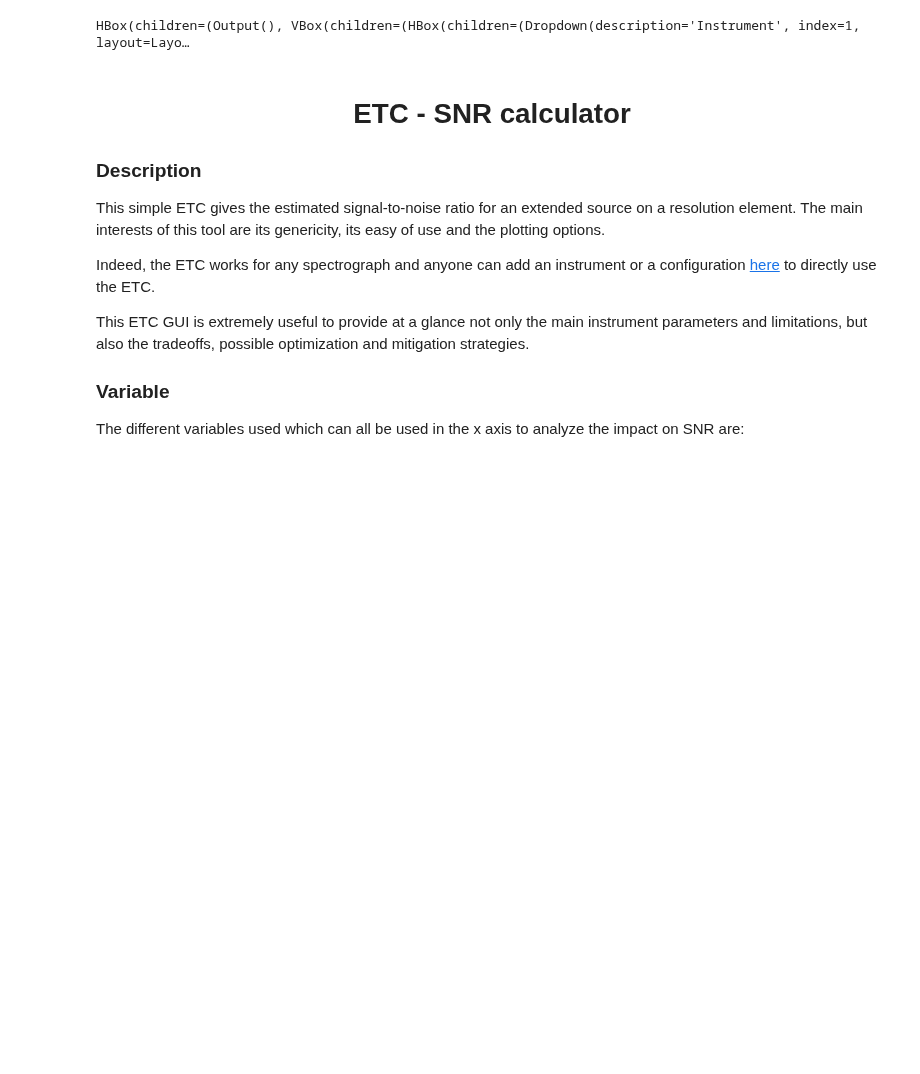
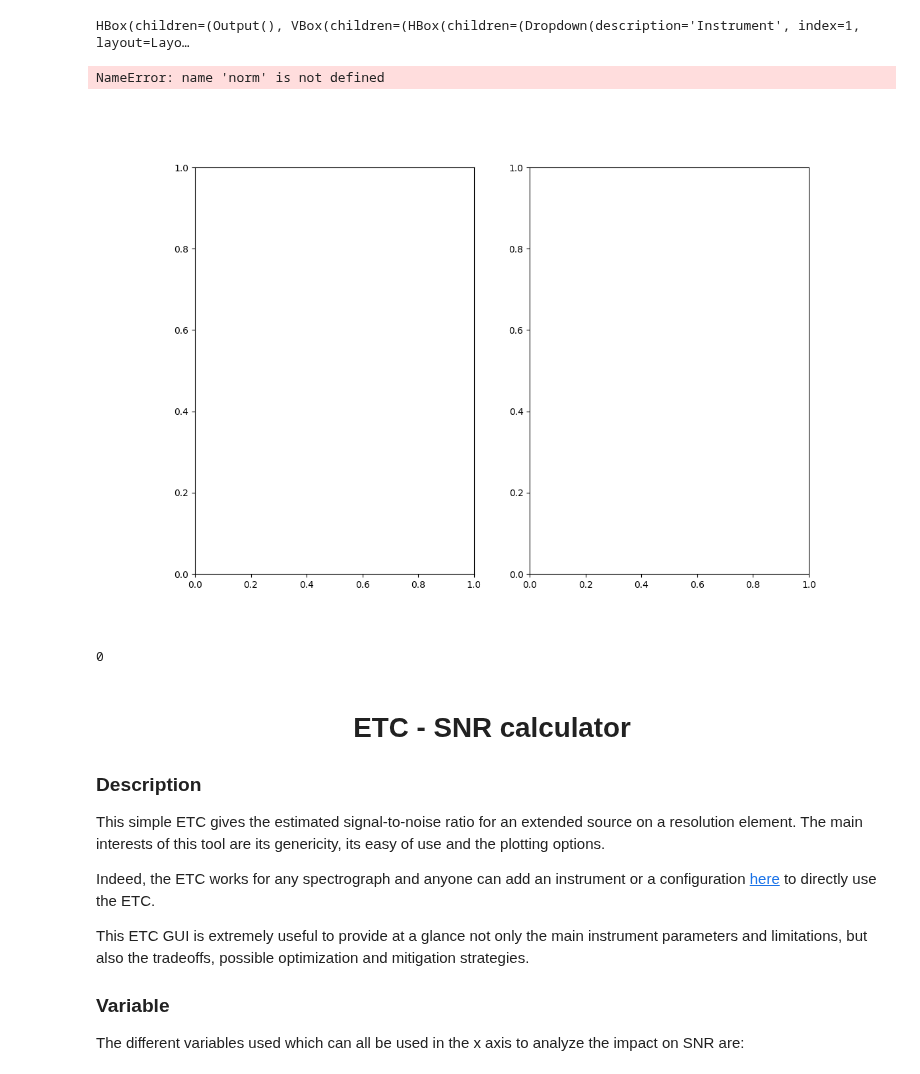
Before and after one commit to vpicouet/spectro-imager-etc, a Jupyter notebook: notebooks/ETC.ipynb, the cells around one changed output. Saved outputs shown, nothing was run; the diff lists cells and outputs as text; code cells hidden in the pictures; blank space fills up the shorter version.

Commit message:
several errors still but it works

```diff
--- a/notebooks/ETC.ipynb
+++ b/notebooks/ETC.ipynb
@@ -935,3 +1147,37 @@ self = FIREBall
+# %%
+self = FIREBall
+
+if self.dimensions ==3:
+    self.current_cmap = cmocean.cm.deep# current_cmap = cmocean.cm.solar# self.current_cmap = cmocean.cm.thermal
+    self.current_cmap.set_bad(color='black')
+    self.fig3, (self.nax20,self.nax21)  = plt.subplots(1,2,figsize=(12,8))#, gridspec_kw={'height_ratios': [1, 0.1]})#Nominal.PlotNoise()
+    n3 = int(np.sqrt(60*60*self.FOV_size)/self.Slitwidth.value)
+    self.ifs_cube = np.zeros((n1,n2,n3))
+    # for i in range(n3):
+    #     self.ifs_cube[:,:,i] = self.im_stack[:,:]
+    # self.ifs_cube = np.repeat(self.im_stack[:, :, np.newaxis], n3, axis=2)
+    gaussian = norm.pdf(np.arange(-n3,n3,2), loc=0, scale=self.PSF_source.value/2)
+    ratios = (gaussian - gaussian.min()) / (gaussian.max() - gaussian.min())
+
+    # TODO be sure the sky and dark are well taken into account. because here I am removing it
+    ratios_reshaped = ratios[np.newaxis, np.newaxis, :]
+    self.ifs_cube = self.im_stack[:, :, np.newaxis] * ratios_reshaped
+    self.ifs_slice = self.nax20.imshow(self.ifs_cube[:,int(n1/2),:], aspect="auto",cmap=self.current_cmap)
+    self.nax20.set_box_aspect(1)
+    self.nax21.set_box_aspect(1)
+
+    self.nax21.plot(self.im_stack[int(n2/2),:])
+    self.wavelength_line = self.nax21.axvline(int(n1/2),ls=':',c='k')
+    # self.fig3.canvas.toolbar_position = 'bottom'
+    self.fig3.tight_layout()
+    plt.show(self.fig3)
+# %% [output]
+NameError: name 'norm' is not defined
+[figure, added]
+# %%
+FIREBall.ifs_slice
+# %% [output]
+0
 # %%
 # # FIREBall = ExposureTimeCalulator(instrument="FIREBall-2 2023")
 # FIREBall.counting_mode
```
Also changed, not shown: parts of 2 cells of this notebook.
